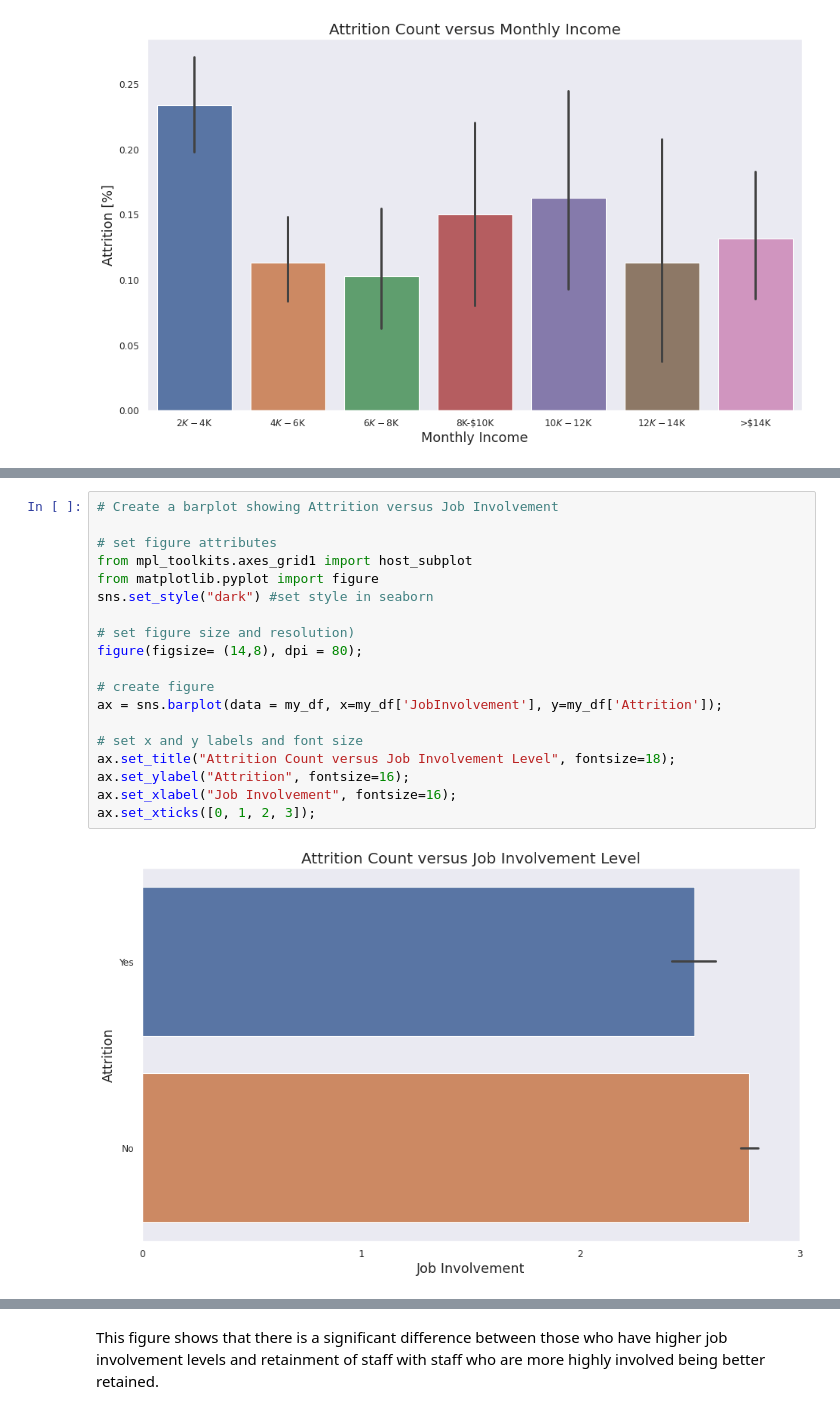
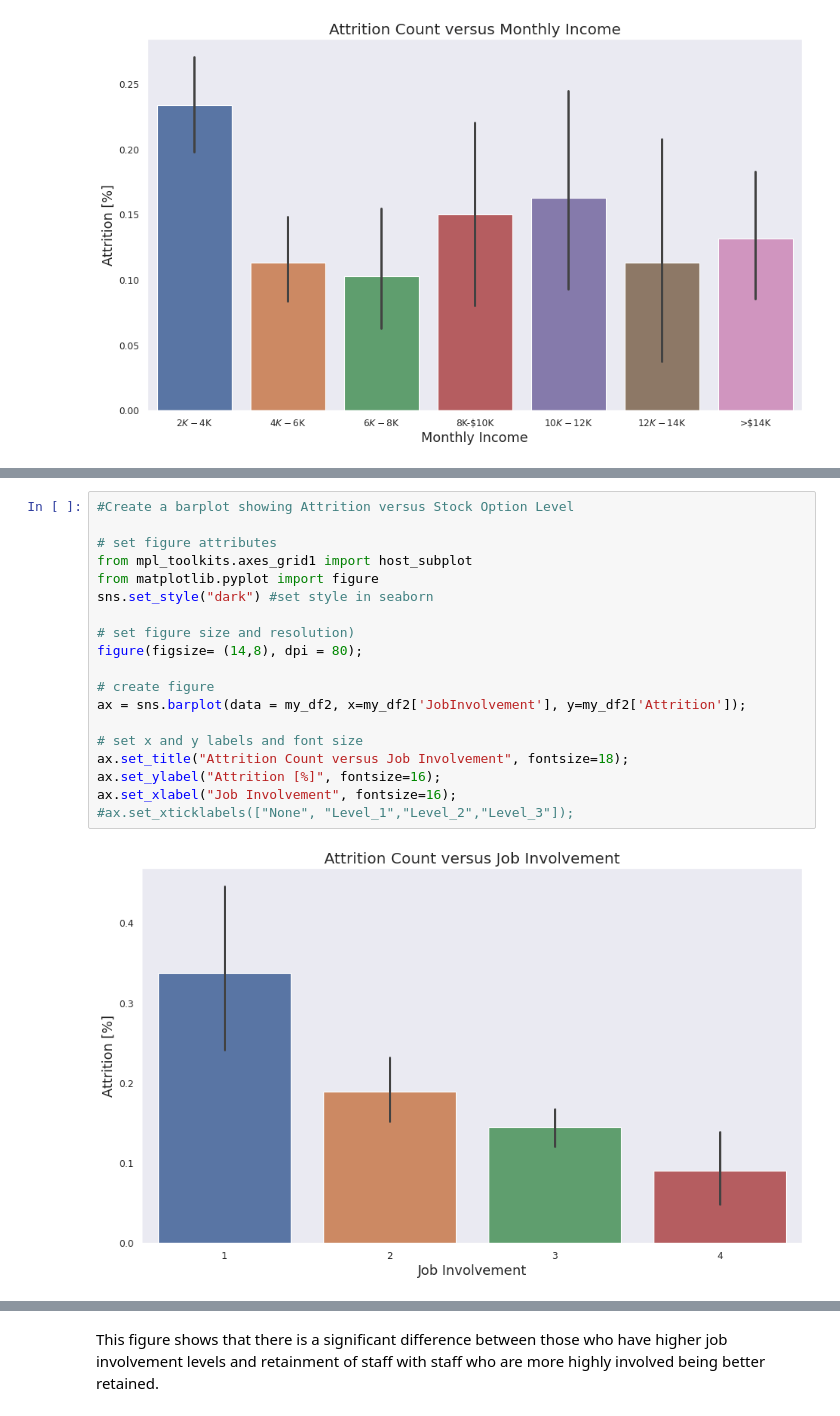
Before and after one commit to khixson1/Employee-Attrition, a Jupyter notebook: Employee_Attrition.ipynb, the cells around one changed output, grey strips where cells are left out. Saved outputs shown, nothing was run; the diff lists cells and outputs as text.

```diff
--- a/Employee_Attrition.ipynb
+++ b/Employee_Attrition.ipynb
@@ -1411,21 +1478,21 @@ ax.set_xticklabels(["$2K-$4K", "$4K-$6K","$6K-$8K","8K-$10K","$10K-$12K","$12K-$
 # %%
-# Create a barplot showing Attrition versus Job Involvement
+#Create a barplot showing Attrition versus Stock Option Level
 
 # set figure attributes
 from mpl_toolkits.axes_grid1 import host_subplot
 from matplotlib.pyplot import figure
 sns.set_style("dark") #set style in seaborn
 
 # set figure size and resolution)
 figure(figsize= (14,8), dpi = 80);
 
 # create figure
-ax = sns.barplot(data = my_df, x=my_df['JobInvolvement'], y=my_df['Attrition']);
+ax = sns.barplot(data = my_df2, x=my_df2['JobInvolvement'], y=my_df2['Attrition']);
 
 # set x and y labels and font size
-ax.set_title("Attrition Count versus Job Involvement Level", fontsize=18);
-ax.set_ylabel("Attrition", fontsize=16);
+ax.set_title("Attrition Count versus Job Involvement", fontsize=18);
+ax.set_ylabel("Attrition [%]", fontsize=16);
 ax.set_xlabel("Job Involvement", fontsize=16);
-ax.set_xticks([0, 1, 2, 3]);
+#ax.set_xticklabels(["None", "Level_1","Level_2","Level_3"]);
 # %% [output]
-[figure, old version]
+[figure, new version]
```
Also changed, not shown: parts of 7 cells of this notebook.
